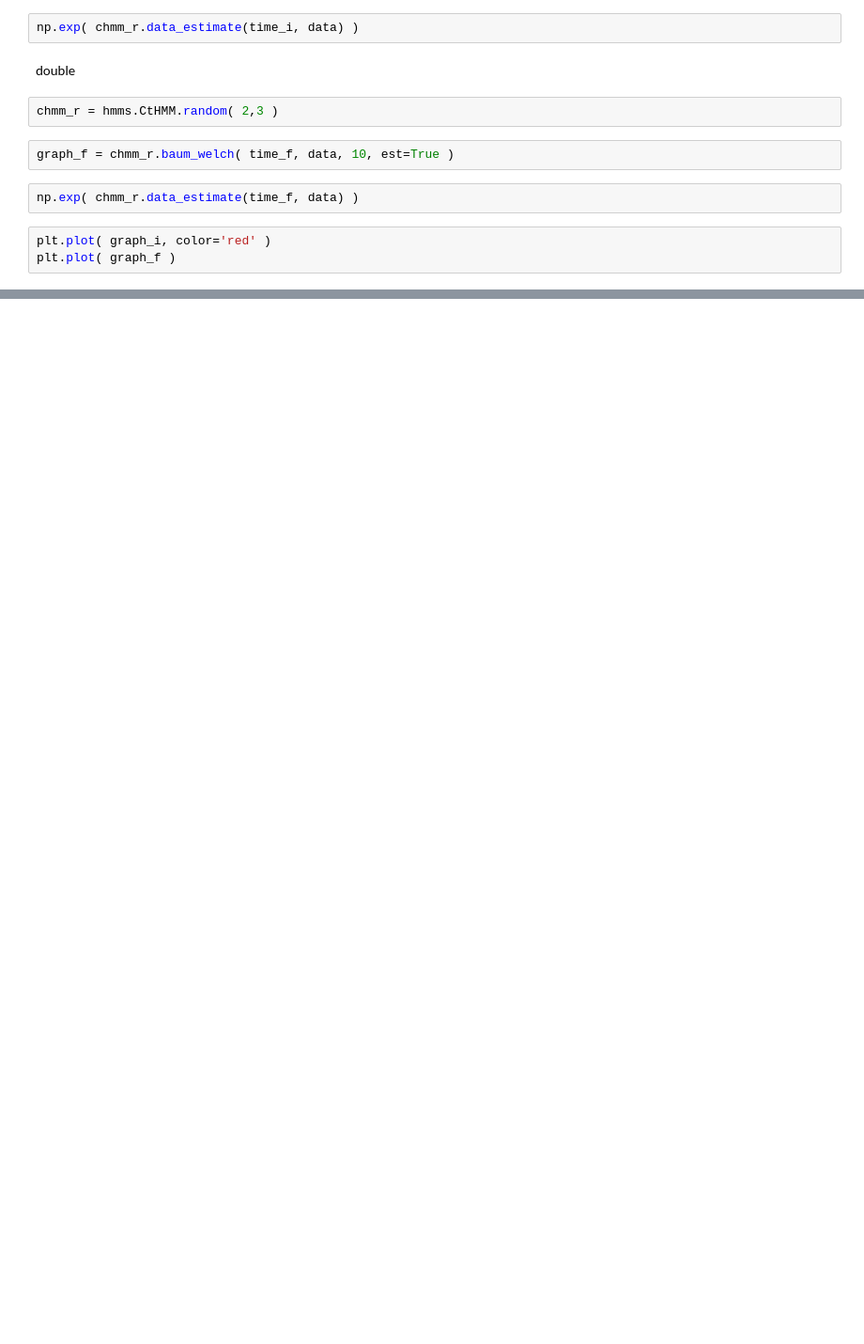
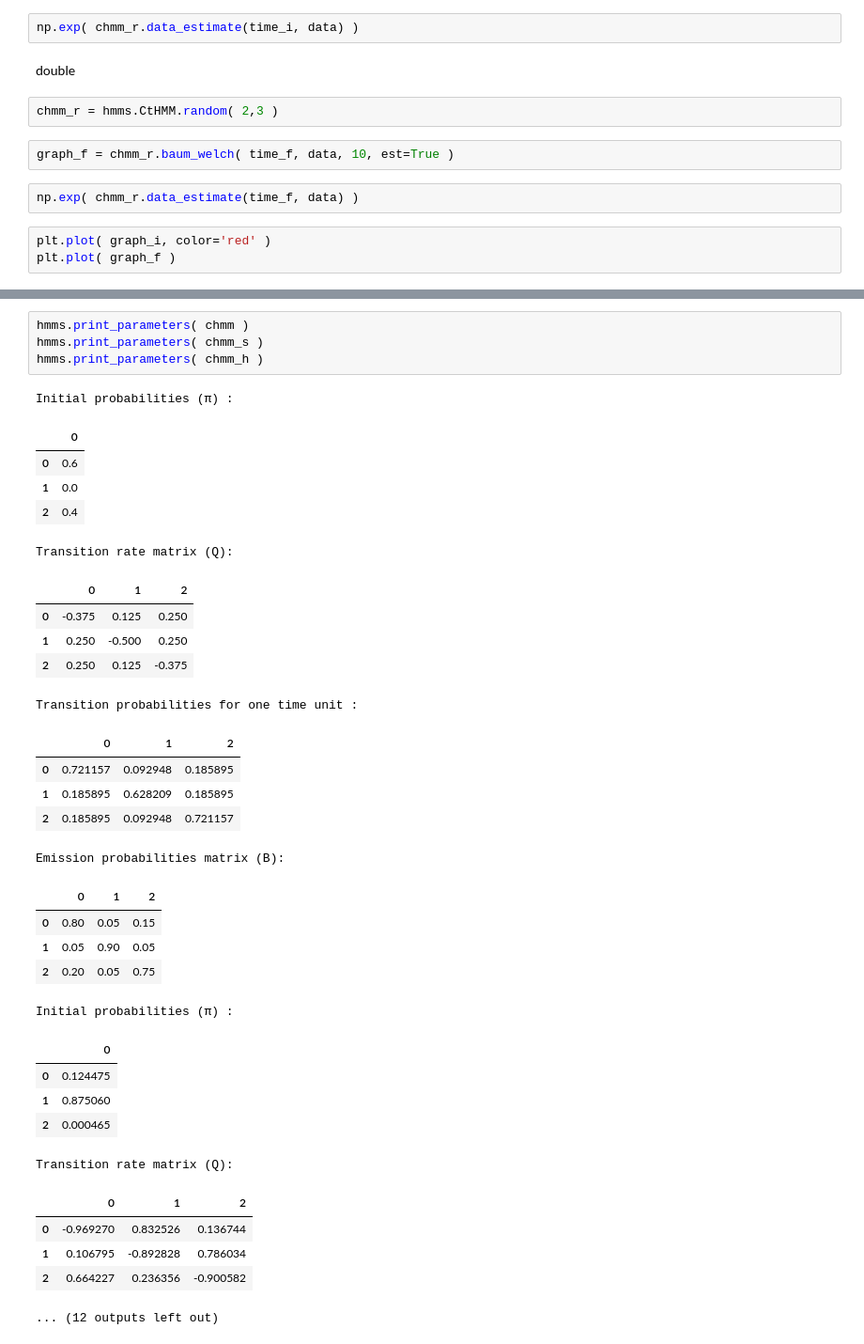
Before and after one commit to lopatovsky/HMMs, a Jupyter notebook: CT-HMM.ipynb, the cells around one changed output, grey strips where cells are left out. Shown at 94% size. Cells and saved outputs as stored; diff of their text form; blank space fills up the shorter version.

```diff
--- a/CT-HMM.ipynb
+++ b/CT-HMM.ipynb
@@ -974,0 +822,36 @@ plt.plot( graph_f )
+# %%
+hmms.print_parameters( chmm )
+hmms.print_parameters( chmm_s )
+hmms.print_parameters( chmm_h )
+# %% [output]
+Initial probabilities (π) :
+|  | 0 |
+| 0 | 0.6 |
+| 1 | 0.0 |
+| 2 | 0.4 |
+Transition rate matrix (Q):
+|  | 0 | 1 | 2 |
+| 0 | -0.375 | 0.125 | 0.250 |
+| 1 | 0.250 | -0.500 | 0.250 |
+| 2 | 0.250 | 0.125 | -0.375 |
+Transition probabilities for one time unit :
+|  | 0 | 1 | 2 |
+| 0 | 0.721157 | 0.092948 | 0.185895 |
+| 1 | 0.185895 | 0.628209 | 0.185895 |
+| 2 | 0.185895 | 0.092948 | 0.721157 |
+Emission probabilities matrix (B):
+|  | 0 | 1 | 2 |
+| 0 | 0.80 | 0.05 | 0.15 |
+| 1 | 0.05 | 0.90 | 0.05 |
+| 2 | 0.20 | 0.05 | 0.75 |
+Initial probabilities (π) :
+|  | 0 |
+| 0 | 0.124475 |
+| 1 | 0.875060 |
+| 2 | 0.000465 |
+Transition rate matrix (Q):
+|  | 0 | 1 | 2 |
+| 0 | -0.969270 | 0.832526 | 0.136744 |
+| 1 | 0.106795 | -0.892828 | 0.786034 |
+| 2 | 0.664227 | 0.236356 | -0.900582 |
+... (12 outputs left out)
```
Also changed, not shown: parts of 31 cells of this notebook, 2 other files.
